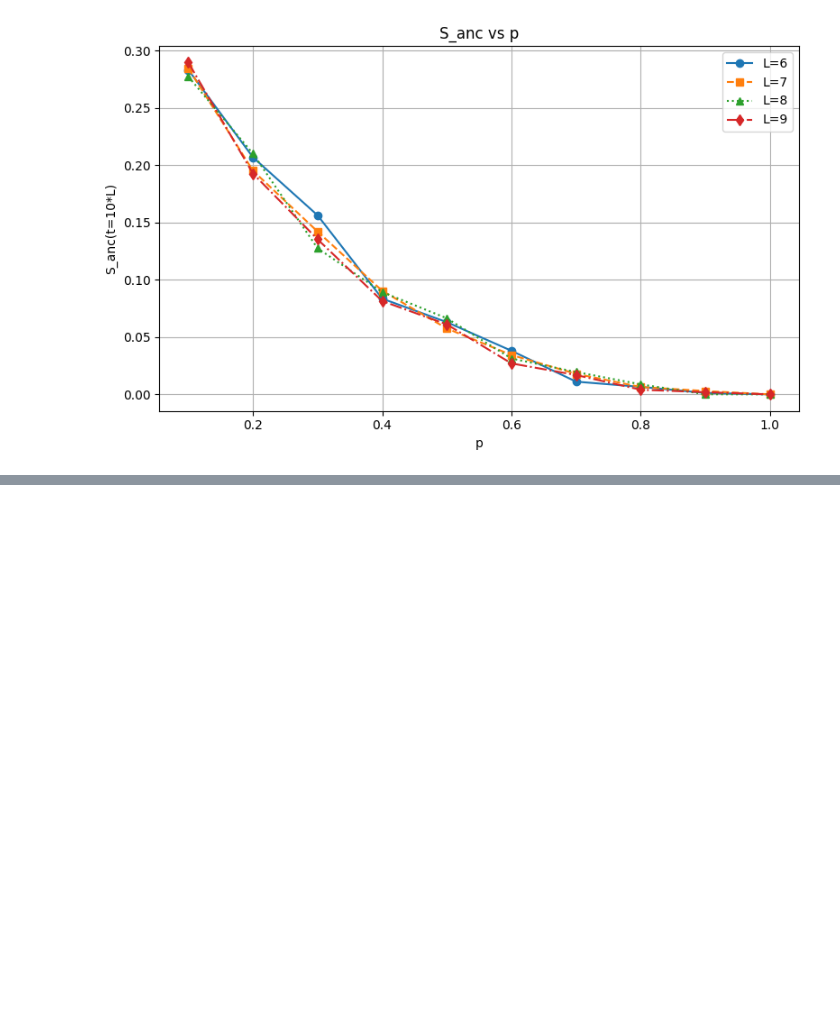
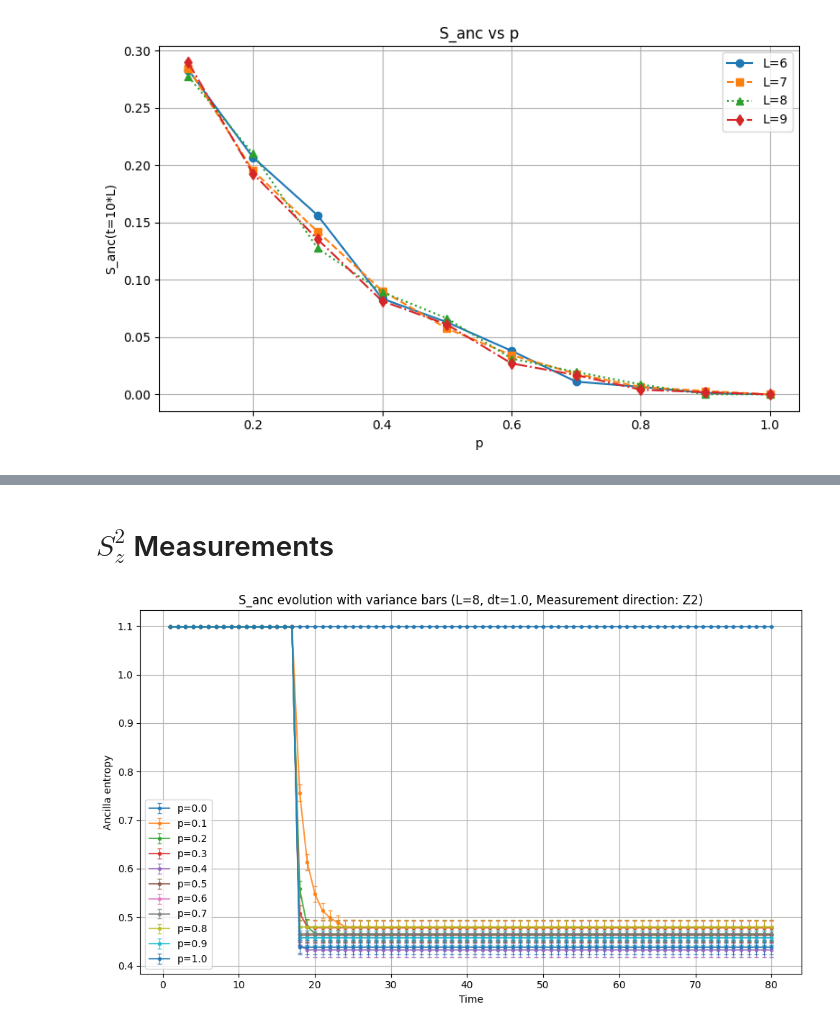
Before and after one commit to uditvarma/s3, a Jupyter notebook: s3_circuit_anc_data.ipynb, the cells around one changed output, grey strips where cells are left out. Drawn from its saved outputs; the diff is of its cells as text; code cells hidden in the pictures; blank space fills up the shorter version.

```diff
--- a/s3_circuit_anc_data.ipynb
+++ b/s3_circuit_anc_data.ipynb
@@ -380,0 +480,72 @@ plt.tight_layout()
+# %% [markdown]
+# $S^2_z$ Measurements
+# %%
+import numpy as np
+import matplotlib.pyplot as plt
+import os
+import re
+
+# Folder containing your .npy files
+data_dir = "/Users/uditvarma/Documents/s3_data/mean_anc_c/L_8"
+var_dir = os.path.join(data_dir, "var")
+
+# Regex pattern to extract 'p' from filenames like:
+# Emean_L6,T60.0,dt1.0,p0.0_hc.npy
+pattern = re.compile(r'p([0-9.]+)(?:_anc)?\.npy$')
+
+# Get all mean files
+mean_files = [
+    fname for fname in os.listdir(data_dir)
+    if fname.startswith("Emean_L8")
+]
+
+file_info = []
+for fname in mean_files:
+    match = pattern.search(fname)
+    if match:
+        p = float(match.group(1))
+        full_mean_path = os.path.join(data_dir, fname)
+
+        # construct matching variance filename (inside "var" folder)
+        var_fname = fname.replace("Emean", "Evar")
+        full_var_path = os.path.join(var_dir, var_fname)
+
+        # only add if both files exist
+        if os.path.exists(full_var_path):
+            file_info.append((p, full_mean_path, full_var_path))
+
+# Sort by p value
+file_info.sort()
+
+# Plotting
+plt.figure(figsize=(10, 6))
+for p, mean_path, var_path in file_info:
+    mean = np.load(mean_path)
+    var = np.load(var_path)
+    std = np.sqrt(var) / np.sqrt(500)  # standard error
+
+    t = np.arange(len(mean))  # time axis
+
+    # plot with error bars
+    plt.errorbar(
+        t+1, mean, yerr=std,
+        label=f'p={p}',
+        capsize=2,  # small caps at ends of error bars
+        elinewidth=0.8,
+        markersize=3,
+        fmt='-o',   # line with circle markers
+        alpha=0.8
+    )
+
+plt.xlabel('Time')
+plt.ylabel('Ancilla entropy')
+plt.title('S_anc evolution with variance bars (L=8, dt=1.0, Measurement direction: Z2)')
+plt.legend(loc='lower left')
+plt.grid(True)
+plt.tight_layout()
+
+# Save plots
+#plt.savefig("/Users/uditvarma/Documents/s3/plots/Circuit/S_hcr_8_vs_t_Z2.svg")
+plt.show()
+# %% [output]
+[figure, added]
```
Also changed, not shown: parts of 9 cells of this notebook, 10 other files.
